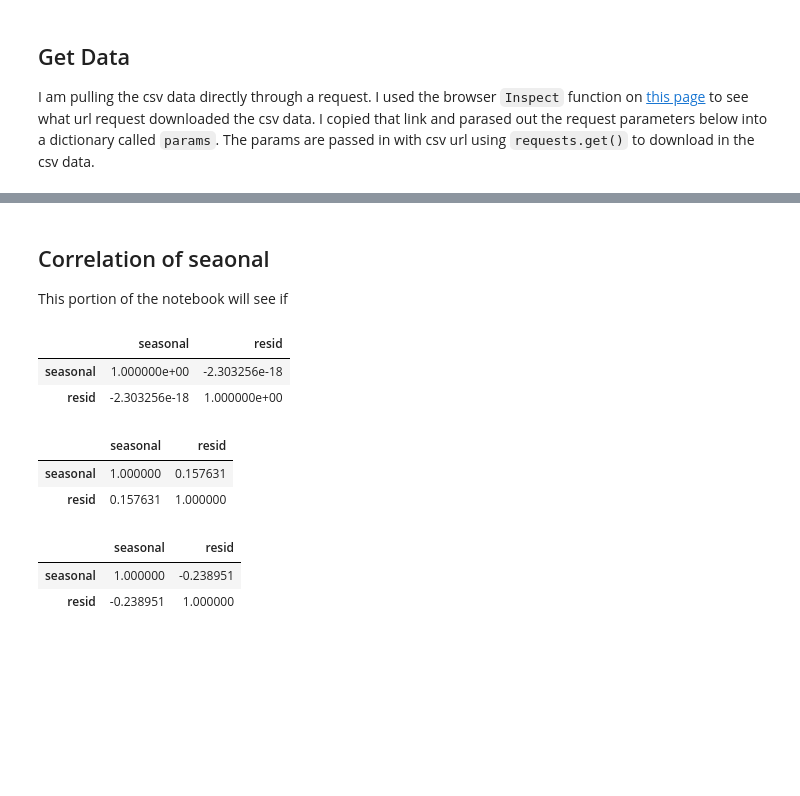
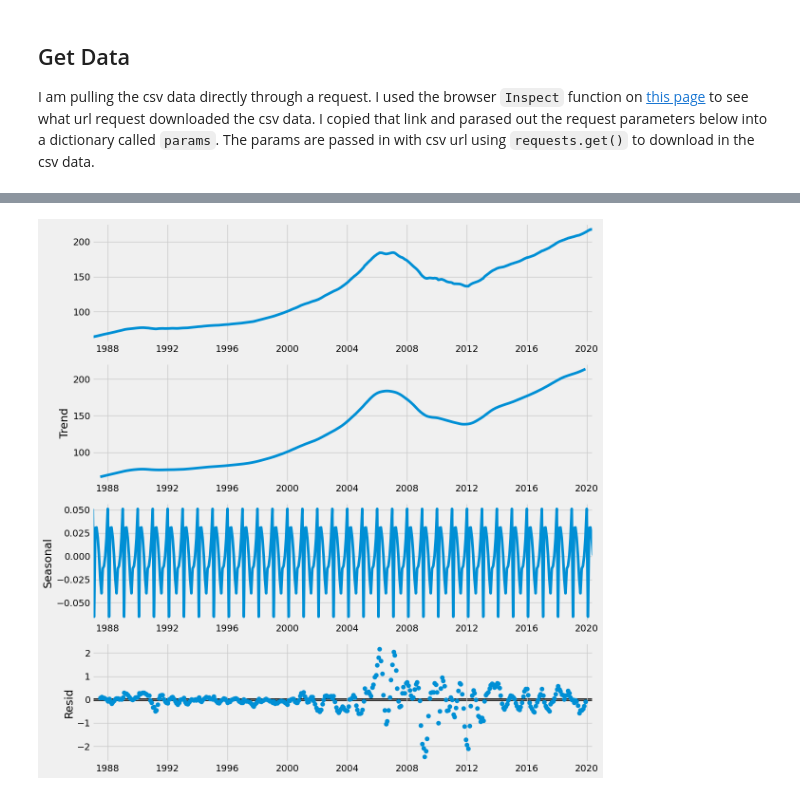
Before and after one commit to peparhugo/Econometrics_group_project, a Jupyter notebook: submission_1/univariate_time_series/Univariate Time Series.ipynb, the cells around one changed output, grey strips where cells are left out. Drawn from its saved outputs; the diff is of its cells as text; code cells hidden in the pictures; blank space fills up the shorter version.

Commit message:
chore: cleaned up notebook, ready for submission

```diff
--- a/submission_1/univariate_time_series/Univariate Time Series.ipynb
+++ b/submission_1/univariate_time_series/Univariate Time Series.ipynb
@@ -128,3 +138,0 @@ plt.show()
-# %% [markdown]
-## Correlation of seaonal
-This portion of the notebook will see if
@@ -133,28 +139,10 @@ from sklearn.preprocessing import MinMaxScaler
-# %%
-#all data
-seasonal_data = decomp.seasonal.dropna()
-resid_data = decomp.resid.dropna()
-seasonal_resid_data=pd.DataFrame(MinMaxScaler().fit_transform(pd.concat([seasonal_data,resid_data],axis=1).dropna()),
-                                columns=['seasonal','resid'])
-#this is inefficient but it was easiest method to carry the index forward once I added the min max scaler
-seasonal_resid_data.index = pd.concat([seasonal_data,resid_data],axis=1).dropna().index
-seasonal_resid_data.corr()
-# %% [output]
-|  | seasonal | resid |
-| seasonal | 1.000000e+00 | -2.303256e-18 |
-| resid | -2.303256e-18 | 1.000000e+00 |
-# %%
-#2016 to now
-seasonal_resid_data.loc['2016-01-01':'2020-06-01'].corr()
-# %% [output]
-|  | seasonal | resid |
-| seasonal | 1.000000 | 0.157631 |
-| resid | 0.157631 | 1.000000 |
-# %%
-#pre-internet
-pd.concat([decomp.seasonal.dropna(),decomp.resid.dropna()],axis=1).dropna().loc['1987-01-01':'1998-12-01'].corr()
-# %% [output]
-|  | seasonal | resid |
-| seasonal | 1.000000 | -0.238951 |
-| resid | -0.238951 | 1.000000 |
+# %%
+#selected additive model since 2012 displays linear trend
+plt.rcParams['figure.figsize'] = [12, 12]
+plt.rcParams['figure.dpi'] = 100
+decomp = seasonal_decompose(data, model='additive')
+decomp.plot()
+plt.show()
+# %% [output]
+[figure, added]
 # %% [markdown]
```
Also changed, not shown: parts of 52 cells of this notebook, 2 other files.
